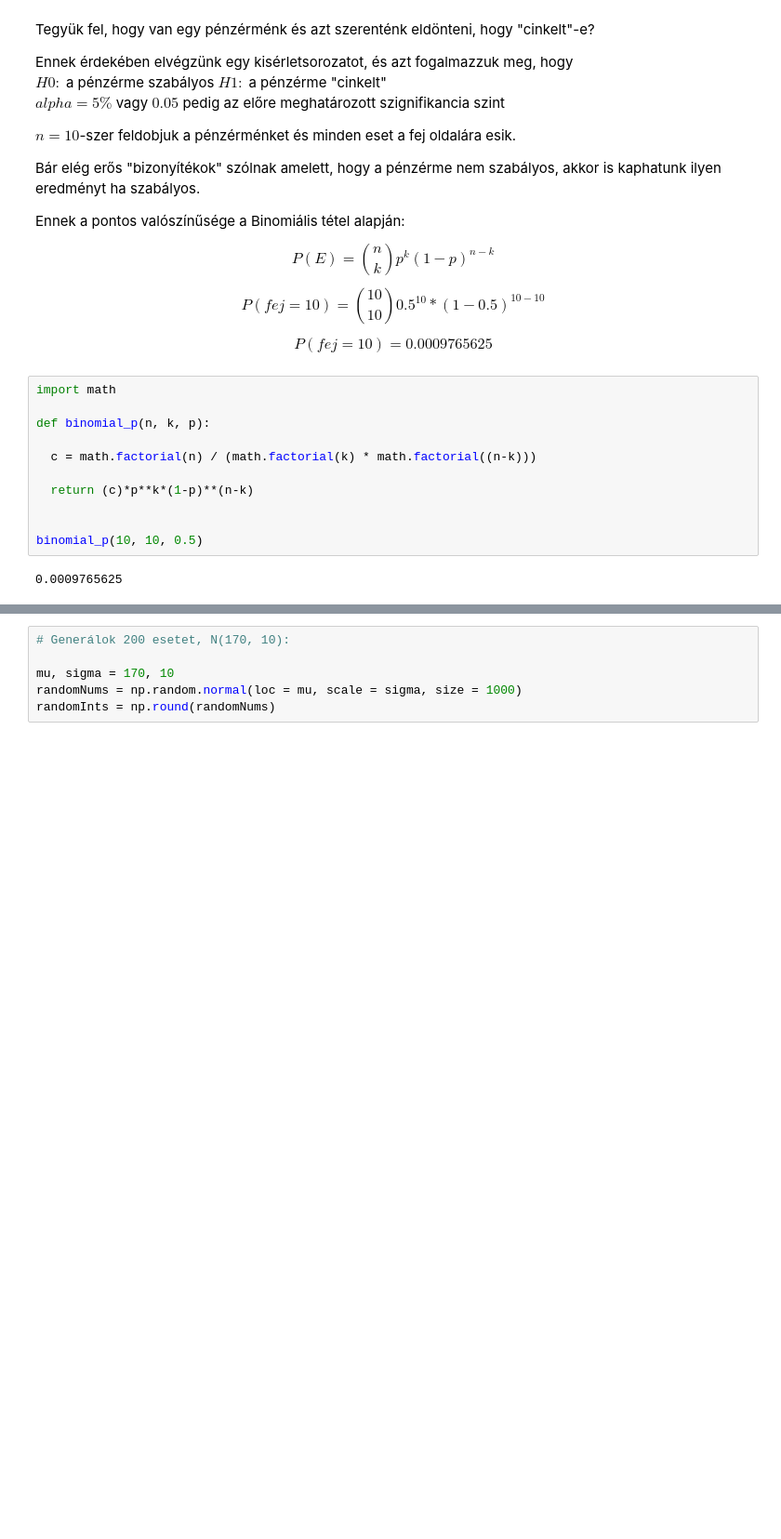
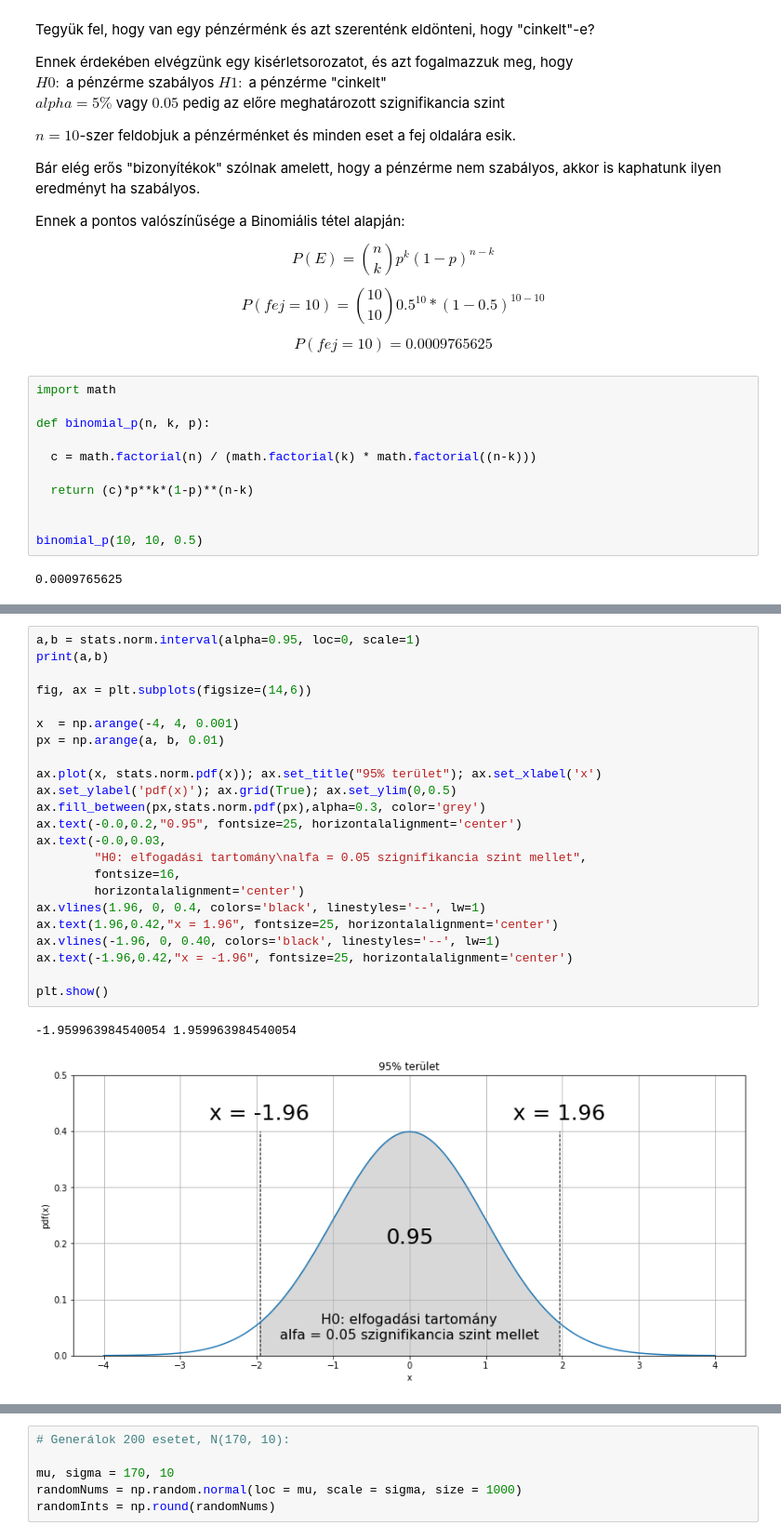
Before and after one commit to JoDeMiro/Statistics, a Jupyter notebook: Python_Statistics_01.ipynb, the cells around one changed output, grey strips where cells are left out. Shown at 93% size. Saved outputs shown, nothing was run; the diff lists cells and outputs as text; blank space fills up the shorter version.

```diff
--- a/Python_Statistics_01.ipynb
+++ b/Python_Statistics_01.ipynb
@@ -316,0 +523,26 @@ eloszlásához viszonyítva ahhoz, hogy elutasítsuk a konzervatív hipotézist.
+# %%
+a,b = stats.norm.interval(alpha=0.95, loc=0, scale=1)
+print(a,b)
+
+fig, ax = plt.subplots(figsize=(14,6))
+
+x  = np.arange(-4, 4, 0.001)
+px = np.arange(a, b, 0.01)
+
+ax.plot(x, stats.norm.pdf(x)); ax.set_title("95% terület"); ax.set_xlabel('x')
+ax.set_ylabel('pdf(x)'); ax.grid(True); ax.set_ylim(0,0.5)
+ax.fill_between(px,stats.norm.pdf(px),alpha=0.3, color='grey')
+ax.text(-0.0,0.2,"0.95", fontsize=25, horizontalalignment='center')
+ax.text(-0.0,0.03,
+        "H0: elfogadási tartomány\nalfa = 0.05 szignifikancia szint mellet",
+        fontsize=16,
+        horizontalalignment='center')
+ax.vlines(1.96, 0, 0.4, colors='black', linestyles='--', lw=1)
+ax.text(1.96,0.42,"x = 1.96", fontsize=25, horizontalalignment='center')
+ax.vlines(-1.96, 0, 0.40, colors='black', linestyles='--', lw=1)
+ax.text(-1.96,0.42,"x = -1.96", fontsize=25, horizontalalignment='center')
+
+plt.show()
+# %% [output]
+-1.959963984540054 1.959963984540054
+[figure, added]
```
Also changed, not shown: parts of 67 cells of this notebook.
